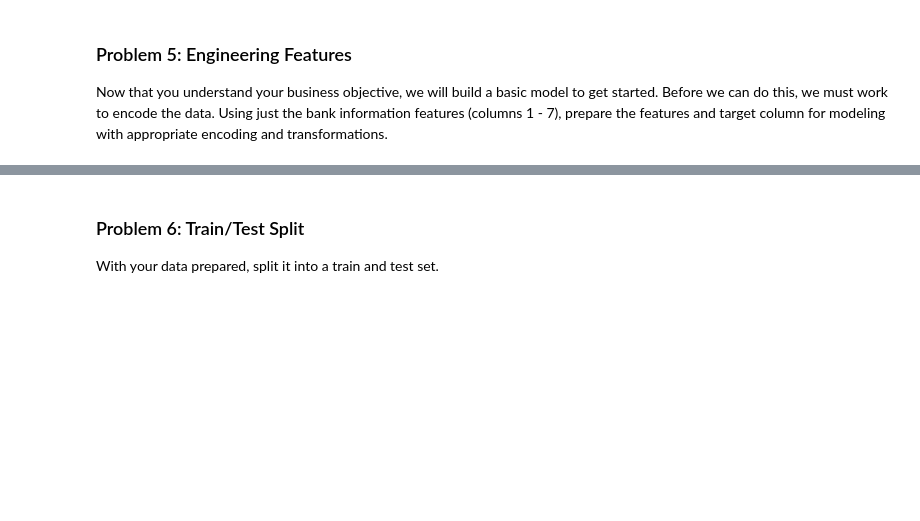
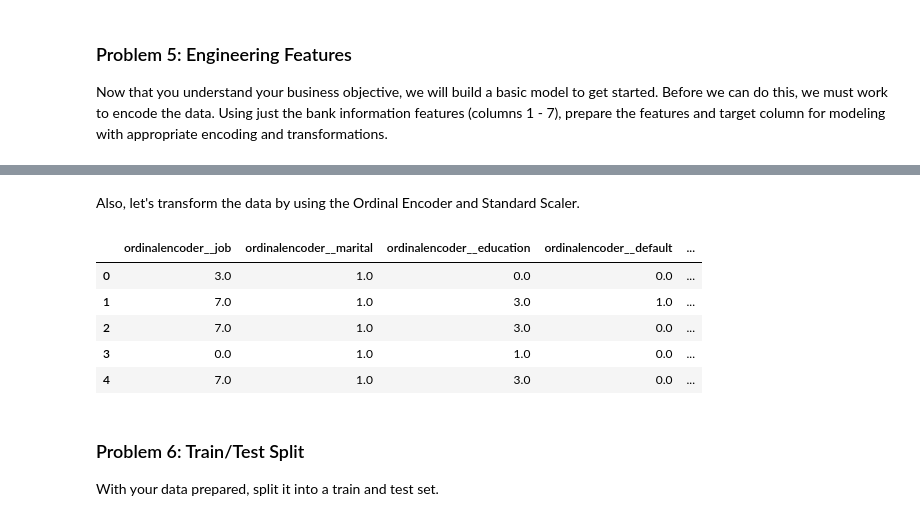
Before and after one commit to vtsou359/BankMarketing_ComparingClassifiers, a Jupyter notebook: bank_marketing.ipynb, the cells around one changed output, grey strips where cells are left out. Cells and saved outputs as stored; diff of their text form; code cells hidden in the pictures; blank space fills up the shorter version.

```diff
--- a/bank_marketing.ipynb
+++ b/bank_marketing.ipynb
@@ -462,3 +569,19 @@ Now that you understand your business objective, we will build a basic model to
+# %% [markdown]
+Also, let's transform the data by using the Ordinal Encoder and Standard Scaler.
+# %%
+# fitting the column transformer to data
+processor_Ord = column_transformer_ordinal.fit(df_new[first_seven_cols])
+# transforming the data
+transformed_data = processor_Ord.transform(df_new[first_seven_cols])
+# converting the transformed data (numpy) to a DataFrame
+pd.DataFrame(transformed_data, columns = processor_Ord.get_feature_names_out()).head()
+# %% [output]
+|  | ordinalencoder__job | ordinalencoder__marital | ordinalencoder__education | ordinalencoder__default | ... |
+| 0 | 3.0 | 1.0 | 0.0 | 0.0 | ... |
+| 1 | 7.0 | 1.0 | 3.0 | 1.0 | ... |
+| 2 | 7.0 | 1.0 | 3.0 | 0.0 | ... |
+| 3 | 0.0 | 1.0 | 1.0 | 0.0 | ... |
+| 4 | 7.0 | 1.0 | 3.0 | 0.0 | ... |
 # %% [markdown]
 ### Problem 6: Train/Test Split
 
```
Also changed, not shown: parts of 12 cells of this notebook.
